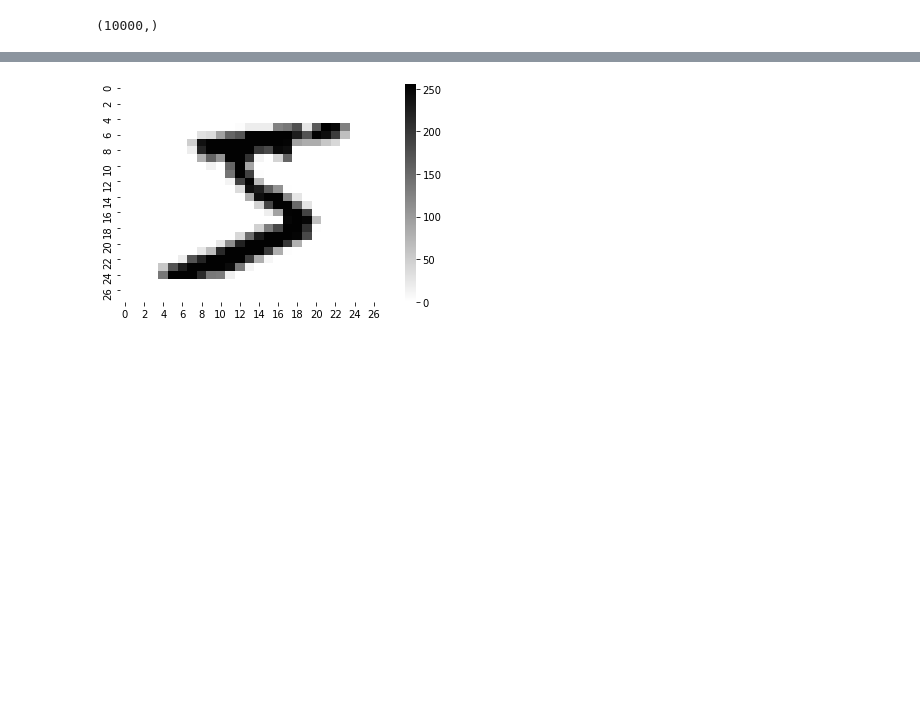
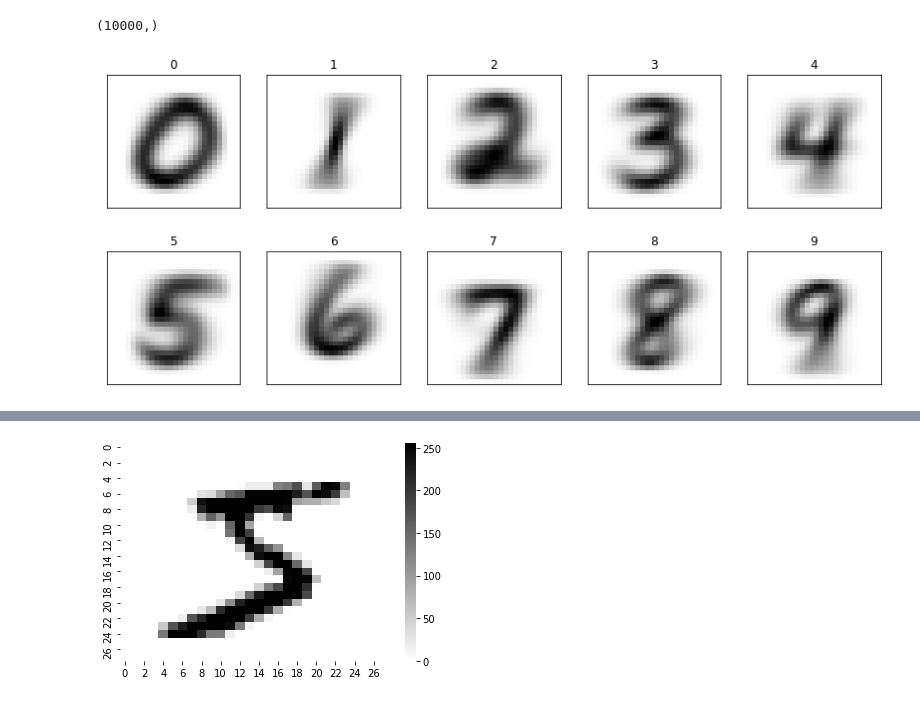
Before and after one commit to abdelrahmanfekryy/Machine_Learning_Case_Study, a Jupyter notebook: Handwritten_Digits_Recognition_Web_App/main.ipynb, the cells around one changed output, grey strips where cells are left out. Drawn from its saved outputs; the diff is of its cells as text; code cells hidden in the pictures; blank space fills up the shorter version.

```diff
--- a/Handwritten_Digits_Recognition_Web_App/main.ipynb
+++ b/Handwritten_Digits_Recognition_Web_App/main.ipynb
@@ -76,3 +76,14 @@ x_test.shape
 y_test.shape
 # %% [output]
 (10000,)
+# %%
+fig,ax = plt.subplots(2,5,figsize=(14,6))
+for i in range(2):
+    for j in range(5):
+        ax[i,j].set_title(i*5+j)
+        ax[i,j].imshow(x_train[y_train == i*5+j].mean(axis=0),cmap='gray_r')
+        ax[i,j].yaxis.set_visible(False)
+        ax[i,j].xaxis.set_visible(False)
+plt.show()
+# %% [output]
+[figure, added]
```
Also changed, not shown: parts of 24 cells of this notebook, 3 other files.
